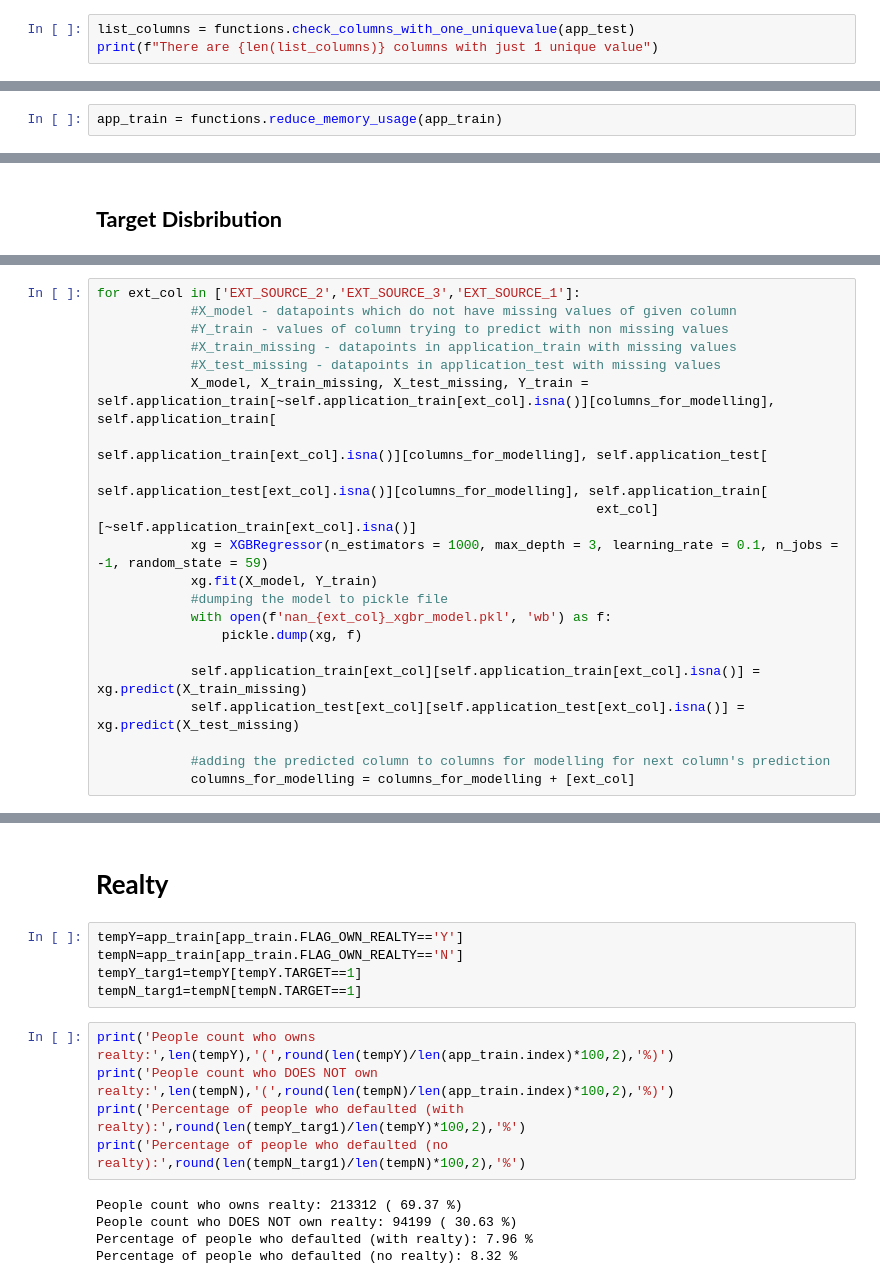
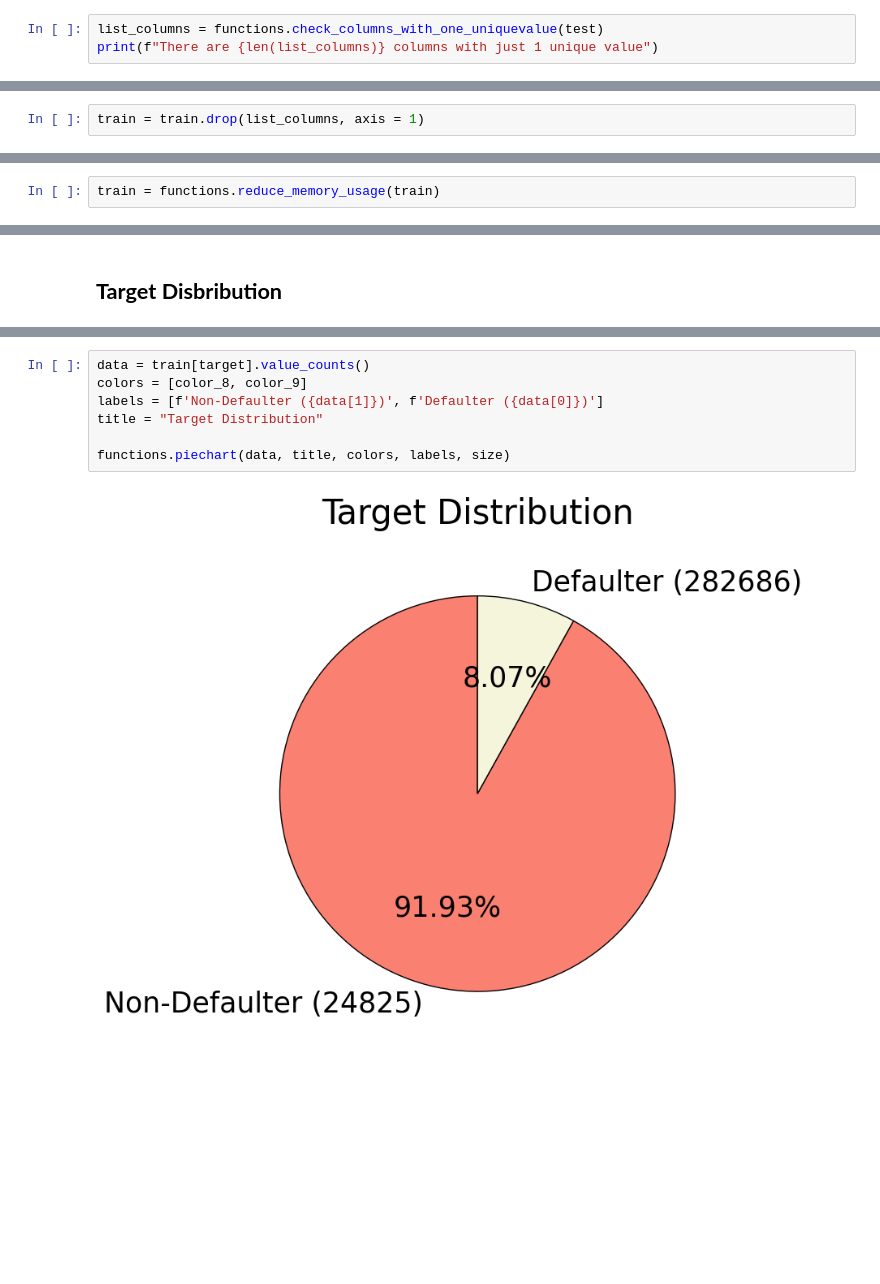
Before and after one commit to KevinNourian/Risk, a Jupyter notebook: Files/Risk 10.1.1.ipynb, the cells around one changed output, grey strips where cells are left out. Saved outputs shown, nothing was run; the diff lists cells and outputs as text; blank space fills up the shorter version.

```diff
--- a/Files/Risk 10.1.1.ipynb
+++ b/Files/Risk 10.1.1.ipynb
@@ -68,7 +95,7 @@ app_test = pd.read_csv(
 # %% [markdown]
 ## **Removing Empty Features**
 # %%
-list_columns = functions.check_columns_with_one_uniquevalue(app_test)
+list_columns = functions.check_columns_with_one_uniquevalue(test)
 print(f"There are {len(list_columns)} columns with just 1 unique value")
 # %% [output]
 There are 11 columns with just 1 unique value
@@ -78,7 +102,9 @@ app_test = app_test.drop(list_columns, axis = 1)
+# %%
+train = train.drop(list_columns, axis = 1)
 # %% [markdown]
 ## **Reduce Memory Usage**
 # %%
-app_train = functions.reduce_memory_usage(app_train)
+train = functions.reduce_memory_usage(train)
 # %% [output]
 Memory usage of dataframe is 260.42 MB
 Memory usage after optimization is: 89.15 MB
@@ -110,21 +115,0 @@ functions.piechart(data, title, colors, labels, size)
-# %%
-for ext_col in ['EXT_SOURCE_2','EXT_SOURCE_3','EXT_SOURCE_1']:
-            #X_model - datapoints which do not have missing values of given column
-            #Y_train - values of column trying to predict with non missing values
-            #X_train_missing - datapoints in application_train with missing values
-            #X_test_missing - datapoints in application_test with missing values
-            X_model, X_train_missing, X_test_missing, Y_train = self.application_train[~self.application_train[ext_col].isna()][columns_for_modelling], self.application_train[
-                                                                self.application_train[ext_col].isna()][columns_for_modelling], self.application_test[
-                                                                self.application_test[ext_col].isna()][columns_for_modelling], self.application_train[
-                                                                ext_col][~self.application_train[ext_col].isna()]
-            xg = XGBRegressor(n_estimators = 1000, max_depth = 3, learning_rate = 0.1, n_jobs = -1, random_state = 59)
-            xg.fit(X_model, Y_train)
-            #dumping the model to pickle file
-            with open(f'nan_{ext_col}_xgbr_model.pkl', 'wb') as f:
-                pickle.dump(xg, f)
-
-            self.application_train[ext_col][self.application_train[ext_col].isna()] = xg.predict(X_train_missing)
-            self.application_test[ext_col][self.application_test[ext_col].isna()] = xg.predict(X_test_missing)
-
-            #adding the predicted column to columns for modelling for next column's prediction
-            columns_for_modelling = columns_for_modelling + [ext_col]
@@ -202,17 +116,9 @@ Percentage of people who defaulted (no cars): 8.5 %
-# %% [markdown]
-# **Realty**
-# %%
-tempY=app_train[app_train.FLAG_OWN_REALTY=='Y']
-tempN=app_train[app_train.FLAG_OWN_REALTY=='N']
-tempY_targ1=tempY[tempY.TARGET==1]
-tempN_targ1=tempN[tempN.TARGET==1]
-# %%
-print('People count who owns realty:',len(tempY),'(',round(len(tempY)/len(app_train.index)*100,2),'%)')
-print('People count who DOES NOT own realty:',len(tempN),'(',round(len(tempN)/len(app_train.index)*100,2),'%)')
-print('Percentage of people who defaulted (with realty):',round(len(tempY_targ1)/len(tempY)*100,2),'%')
-print('Percentage of people who defaulted (no realty):',round(len(tempN_targ1)/len(tempN)*100,2),'%')
-# %% [output]
-People count who owns realty: 213312 ( 69.37 %)
-People count who DOES NOT own realty: 94199 ( 30.63 %)
-Percentage of people who defaulted (with realty): 7.96 %
-Percentage of people who defaulted (no realty): 8.32 %
+# %%
+data = train[target].value_counts()
+colors = [color_8, color_9]
+labels = [f'Non-Defaulter ({data[1]})', f'Defaulter ({data[0]})']
+title = "Target Distribution"
+
+functions.piechart(data, title, colors, labels, size)
+# %% [output]
+[figure, added]
```
Also changed, not shown: parts of 49 cells of this notebook, 4 other files.
